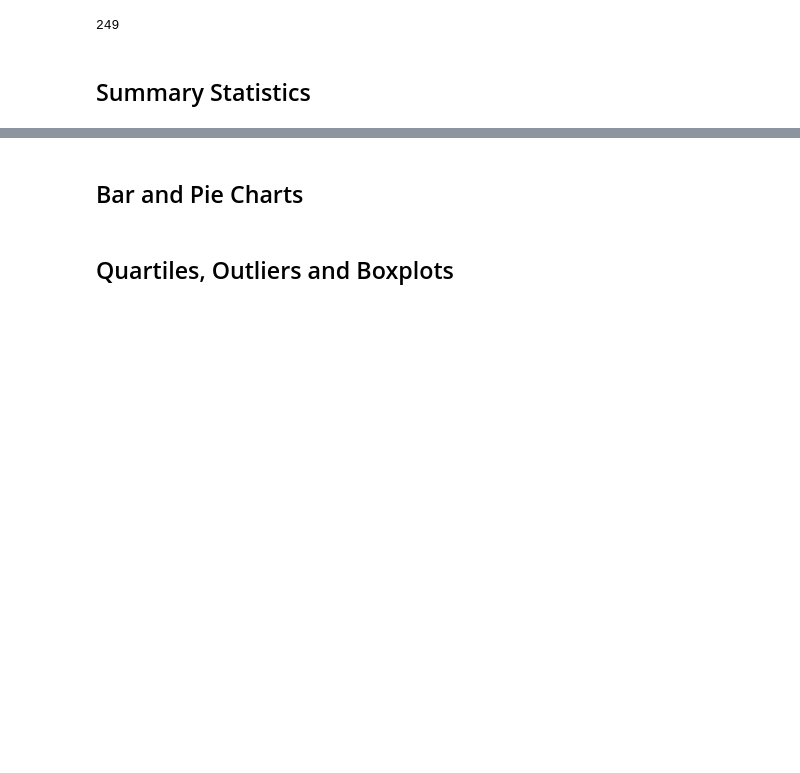
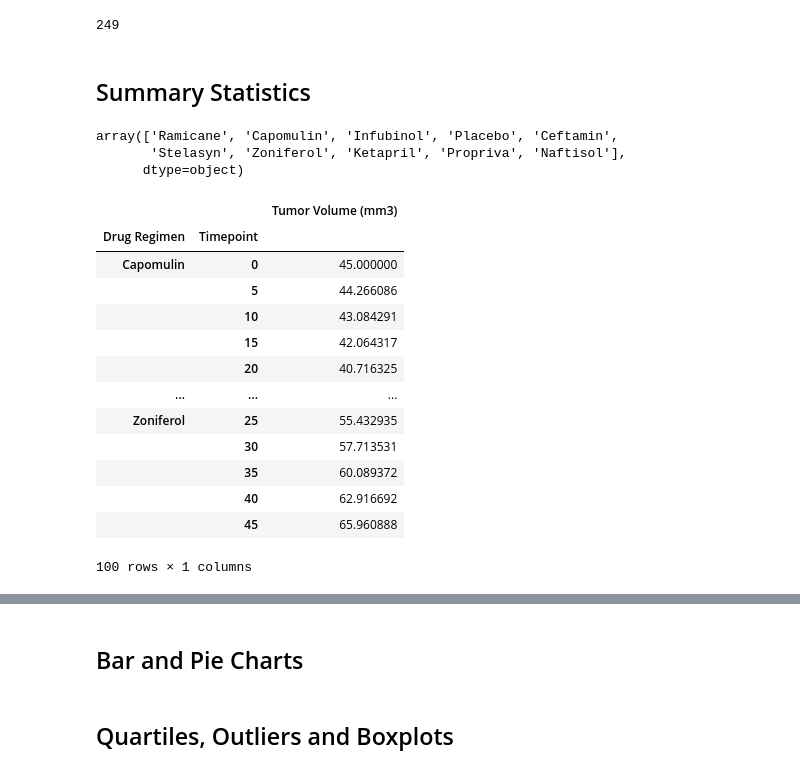
Before and after one commit to kvereda/Matplotlib-challenge, a Jupyter notebook: pymaceuticals_starter.ipynb, the cells around one changed output, grey strips where cells are left out. Drawn from its saved outputs; the diff is of its cells as text; code cells hidden in the pictures; blank space fills up the shorter version.

```diff
--- a/pymaceuticals_starter.ipynb
+++ b/pymaceuticals_starter.ipynb
@@ -85,5 +112,12 @@ dup_removal_mice_df
 249
 # %% [markdown]
 ## Summary Statistics
+# %%
+chemo_drug = combined_mice_df["Drug Regimen"].unique()
+chemo_drug
+# %% [output]
+array(['Ramicane', 'Capomulin', 'Infubinol', 'Placebo', 'Ceftamin',
+       'Stelasyn', 'Zoniferol', 'Ketapril', 'Propriva', 'Naftisol'],
+      dtype=object)
 # %%
 # Generate a summary statistics table of mean, median, variance, standard deviation, and SEM of the tumor volume for each regimen
@@ -95 +127,21 @@ dup_removal_mice_df
 # This method produces everything in a single groupby function
+# %%
+tumor_volume_df = combined_mice_df.groupby(["Drug Regimen", "Timepoint"])["Tumor Volume (mm3)"]
+avg_tumor_volume_df = tumor_volume_df.mean()
+Average_tumor_volume = pd.DataFrame(avg_tumor_volume_df)
+Average_tumor_volume
+# %% [output]
+|  |  | Tumor Volume (mm3) |
+| Drug Regimen | Timepoint |  |
+| Capomulin | 0 | 45.000000 |
+|  | 5 | 44.266086 |
+|  | 10 | 43.084291 |
+|  | 15 | 42.064317 |
+|  | 20 | 40.716325 |
+| ... | ... | ... |
+| Zoniferol | 25 | 55.432935 |
+|  | 30 | 57.713531 |
+|  | 35 | 60.089372 |
+|  | 40 | 62.916692 |
+|  | 45 | 65.960888 |
+100 rows × 1 columns
```
Also changed, not shown: parts of 11 cells of this notebook.
